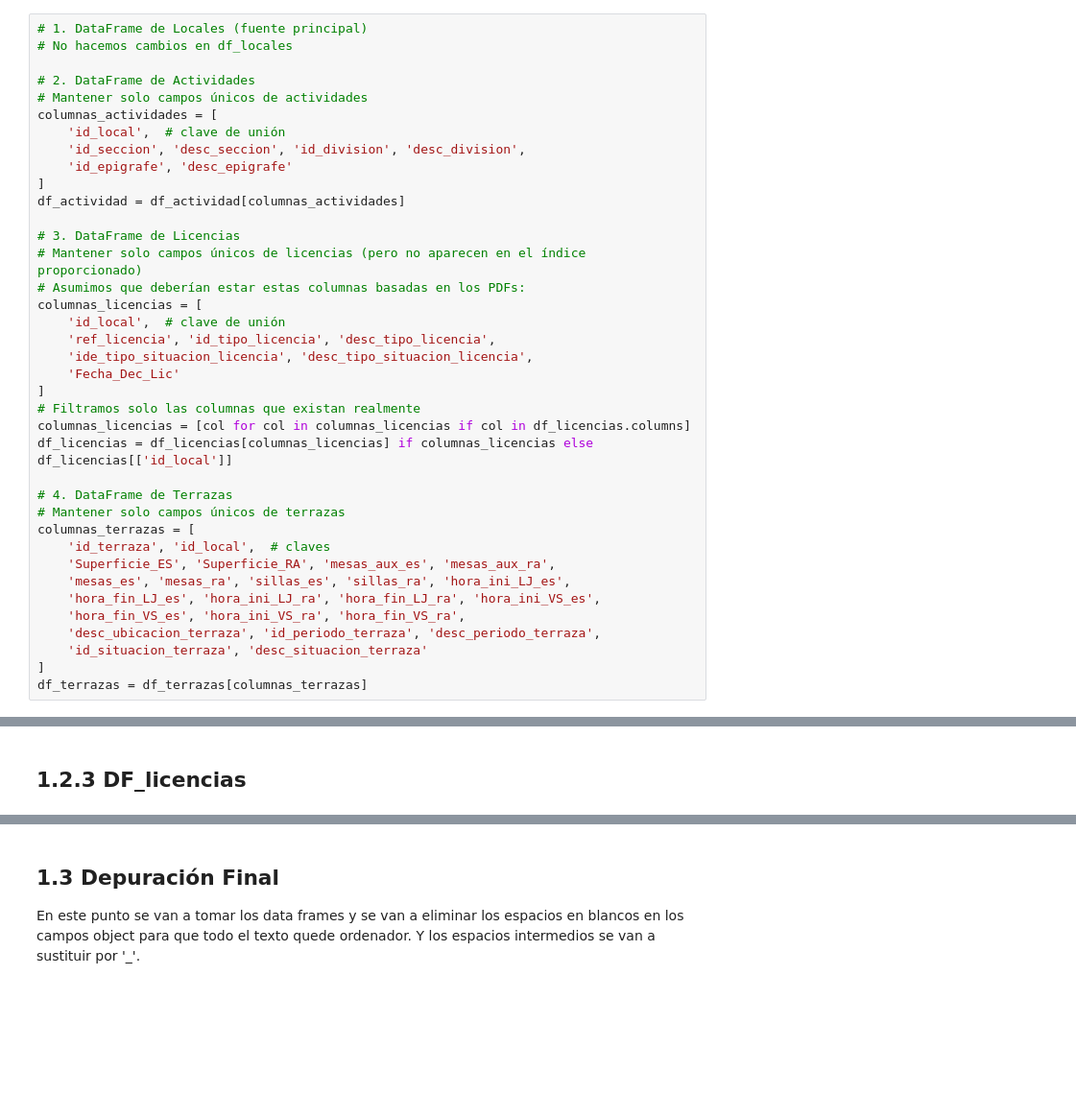
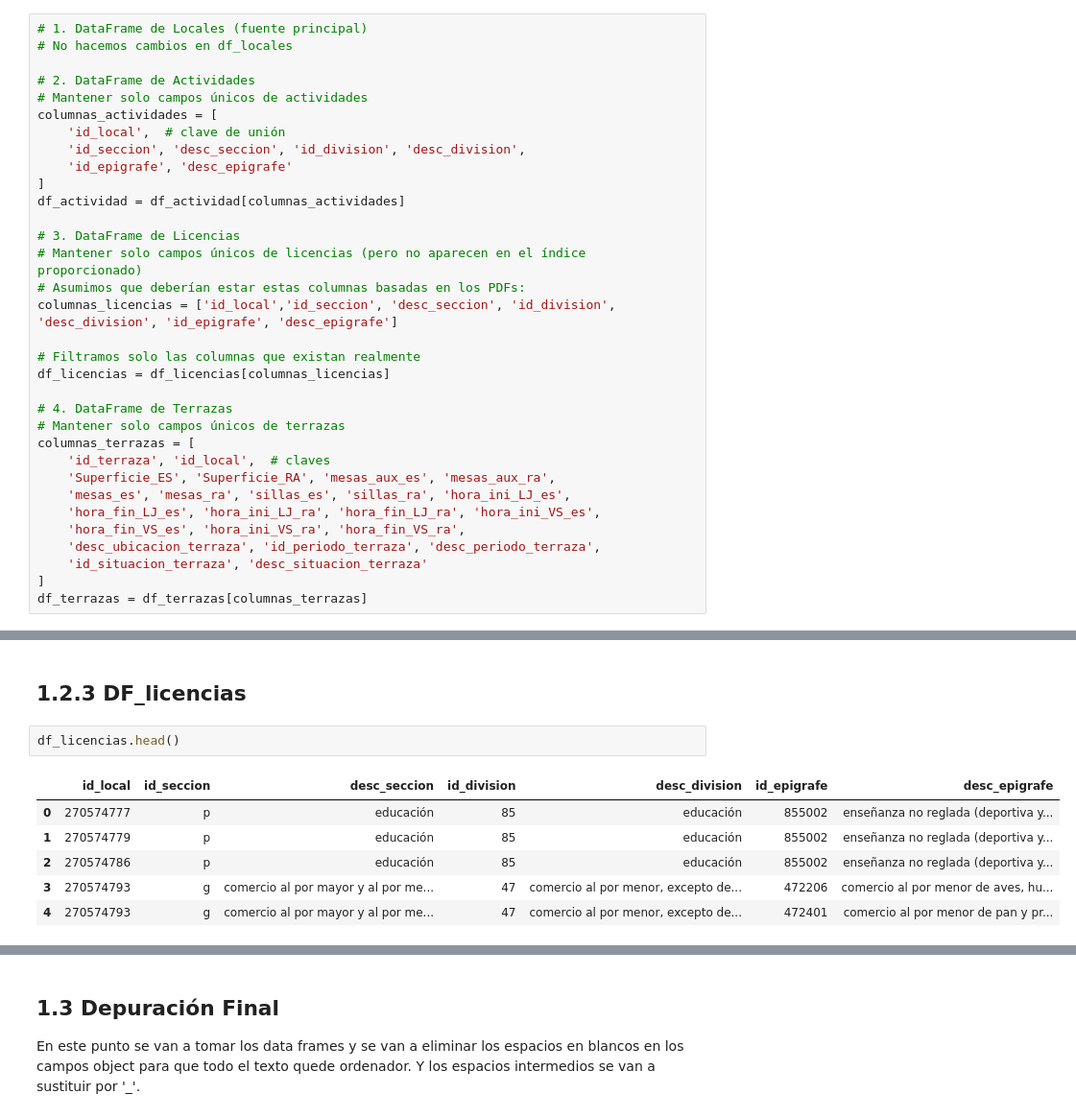
Before and after one commit to DylanGuerraR/NoSQL_Pl_master, a Jupyter notebook: Part1_DataAnalytic_NoSQL.ipynb, the cells around one changed output, grey strips where cells are left out. Shown at 96% size. Saved outputs shown, nothing was run; the diff lists cells and outputs as text; blank space fills up the shorter version.

```diff
--- a/Part1_DataAnalytic_NoSQL.ipynb
+++ b/Part1_DataAnalytic_NoSQL.ipynb
@@ -105,15 +131,10 @@ df_actividad = df_actividad[columnas_actividades]
 # 3. DataFrame de Licencias
 # Mantener solo campos únicos de licencias (pero no aparecen en el índice proporcionado)
 # Asumimos que deberían estar estas columnas basadas en los PDFs:
-columnas_licencias = [
-    'id_local',  # clave de unión
-    'ref_licencia', 'id_tipo_licencia', 'desc_tipo_licencia',
-    'ide_tipo_situacion_licencia', 'desc_tipo_situacion_licencia',
-    'Fecha_Dec_Lic'
-]
+columnas_licencias = ['id_local','id_seccion', 'desc_seccion', 'id_division', 'desc_division', 'id_epigrafe', 'desc_epigrafe']
+
 # Filtramos solo las columnas que existan realmente
-columnas_licencias = [col for col in columnas_licencias if col in df_licencias.columns]
-df_licencias = df_licencias[columnas_licencias] if columnas_licencias else df_licencias[['id_local']]
+df_licencias = df_licencias[columnas_licencias]
 
 # 4. DataFrame de Terrazas
 # Mantener solo campos únicos de terrazas
@@ -359,3 +380,12 @@ dtype: int64
 **Cada columna tiene su valor y su tipo de dato alineado con un buen trato del dato.**
 # %% [markdown]
 ## 1.2.3 DF_licencias
+# %%
+df_licencias.head()
+# %% [output]
+|  | id_local | id_seccion | desc_seccion | id_division | desc_division | id_epigrafe | desc_epigrafe |
+| 0 | 270574777 | p | educación | 85 | educación | 855002 | enseñanza no reglada (deportiva y... |
+| 1 | 270574779 | p | educación | 85 | educación | 855002 | enseñanza no reglada (deportiva y... |
+| 2 | 270574786 | p | educación | 85 | educación | 855002 | enseñanza no reglada (deportiva y... |
+| 3 | 270574793 | g | comercio al por mayor y al por me... | 47 | comercio al por menor, excepto de... | 472206 | comercio al por menor de aves, hu... |
+| 4 | 270574793 | g | comercio al por mayor y al por me... | 47 | comercio al por menor, excepto de... | 472401 | comercio al por menor de pan y pr... |
```
Also changed, not shown: parts of 16 cells of this notebook.
